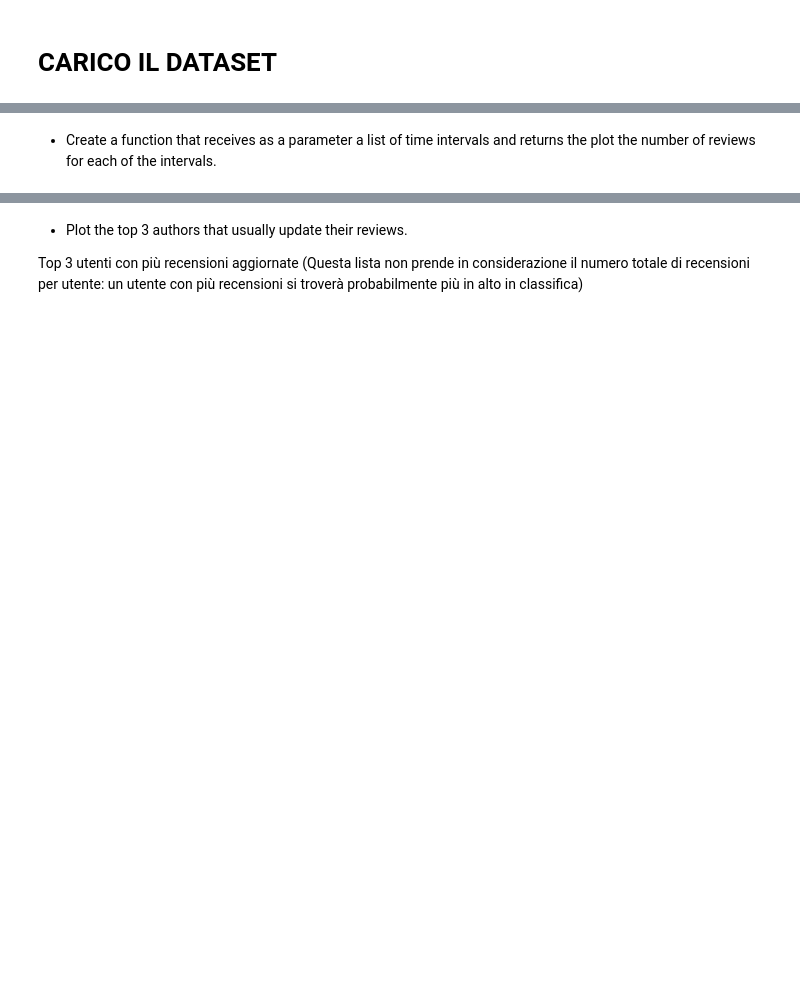
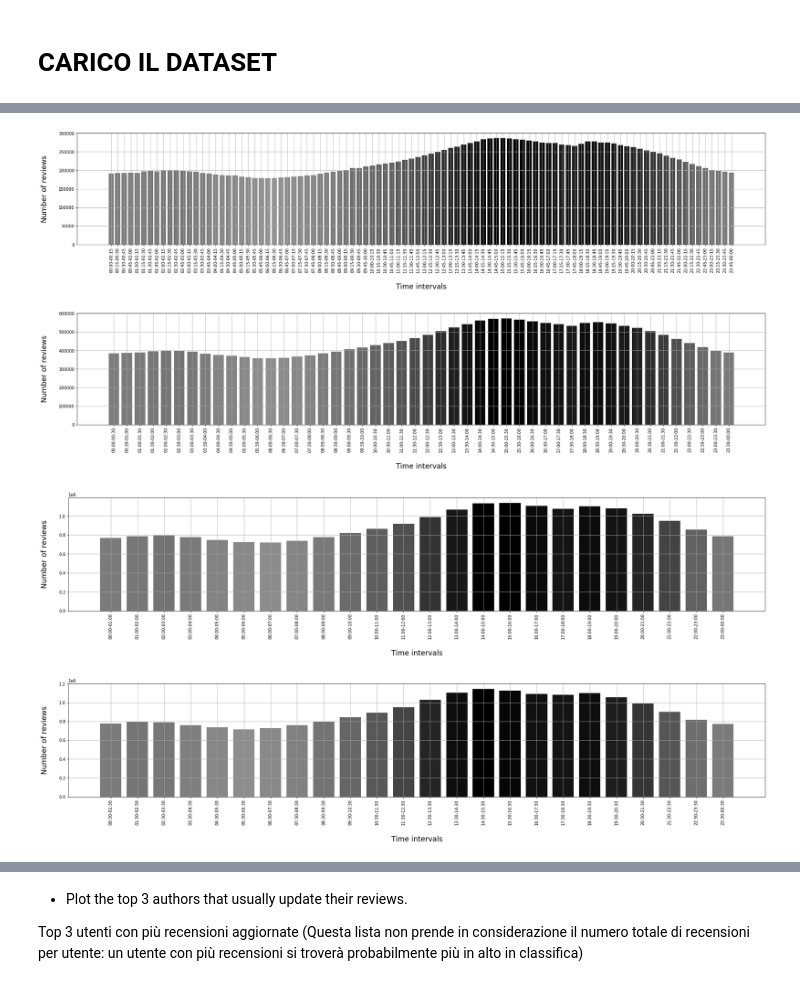
Before and after one commit to Requiem98/ADM-HW2, a Jupyter notebook: testAllDataset.ipynb, the cells around one changed output, grey strips where cells are left out. Cells and saved outputs as stored; diff of their text form; code cells hidden in the pictures; blank space fills up the shorter version.

```diff
--- a/testAllDataset.ipynb
+++ b/testAllDataset.ipynb
@@ -12,5 +15,10 @@ df.steam.head()
 # %%
-df.numbersOfReviewByTime(df.datetime_range(0,23,15));
-df.numbersOfReviewByTime(df.datetime_range(0,23,60));
+df.numbersOfReviewByTime(df.datetime_range24(delta = 15));
+df.numbersOfReviewByTime(df.datetime_range24(delta = 30));
+df.numbersOfReviewByTime(df.datetime_range24(delta = 60));
+df.numbersOfReviewByTime(df.datetime_range24(startM=30,endM=30,delta=60));
+# %% [output]
+[figure, added]
+[figure, added]
+[figure, added]
+[figure, added]
-# %% [markdown]
-   - Create a function that receives as a parameter a list of time intervals and returns the plot the number of reviews for each of the intervals.
```
Also changed, not shown: parts of 20 cells of this notebook, 1 other file.
